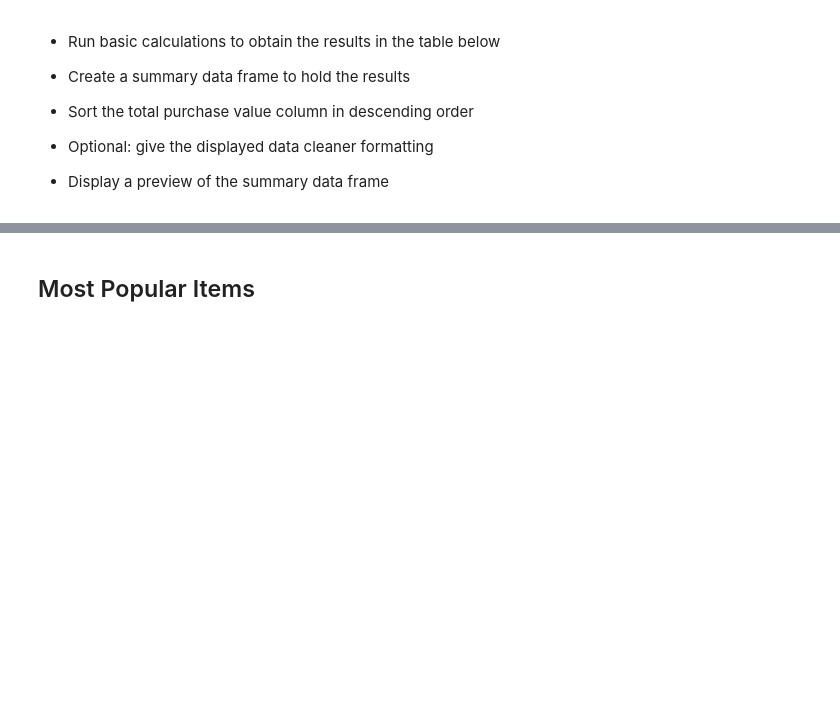
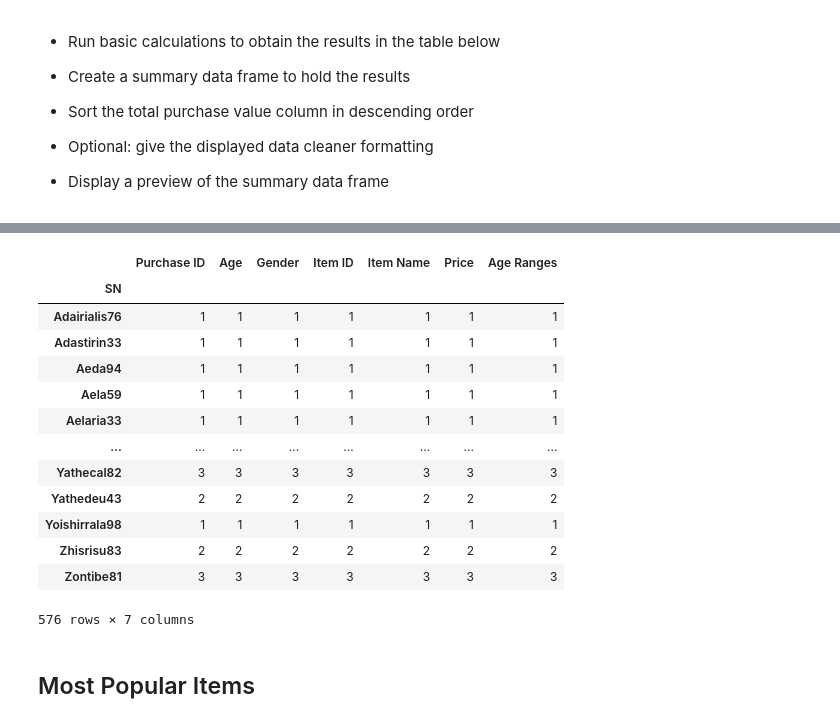
Before and after one commit to AgapeofIcarus/pandas-challenge, a Jupyter notebook: Heroes of Pymoli/HeroesOfPymoli_Purchase_Analysis.ipynb, the cells around one changed output, grey strips where cells are left out. Cells and saved outputs as stored; diff of their text form; code cells hidden in the pictures; blank space fills up the shorter version.

Commit message:
added formula to pul data for chart

```diff
--- a/Heroes of Pymoli/HeroesOfPymoli_Purchase_Analysis.ipynb
+++ b/Heroes of Pymoli/HeroesOfPymoli_Purchase_Analysis.ipynb
@@ -191,0 +183,4 @@ age_values_summary
+# %%
+top_spenders = purchase_data.groupby('SN').Price
+pd.DataFrame({'Purchase Count': top_spenders.count(),'Average Purchase Price':top_spenders.mean(),'Total Purchase Value':top_spenders.sum()})\
+.sort_values('Total Purchase Value',ascending=False).head()
@@ -192,3 +195,20 @@ age_values_summary
+# %%
+top_spenders.count()
+# %% [output]
+|  | Purchase ID | Age | Gender | Item ID | Item Name | Price | Age Ranges |
+| SN |  |  |  |  |  |  |  |
+| Adairialis76 | 1 | 1 | 1 | 1 | 1 | 1 | 1 |
+| Adastirin33 | 1 | 1 | 1 | 1 | 1 | 1 | 1 |
+| Aeda94 | 1 | 1 | 1 | 1 | 1 | 1 | 1 |
+| Aela59 | 1 | 1 | 1 | 1 | 1 | 1 | 1 |
+| Aelaria33 | 1 | 1 | 1 | 1 | 1 | 1 | 1 |
+| ... | ... | ... | ... | ... | ... | ... | ... |
+| Yathecal82 | 3 | 3 | 3 | 3 | 3 | 3 | 3 |
+| Yathedeu43 | 2 | 2 | 2 | 2 | 2 | 2 | 2 |
+| Yoishirrala98 | 1 | 1 | 1 | 1 | 1 | 1 | 1 |
+| Zhisrisu83 | 2 | 2 | 2 | 2 | 2 | 2 | 2 |
+| Zontibe81 | 3 | 3 | 3 | 3 | 3 | 3 | 3 |
+576 rows × 7 columns
 # %% [markdown]
 ## Most Popular Items
 # %% [markdown]
```
Also changed, not shown: parts of 2 cells of this notebook.
